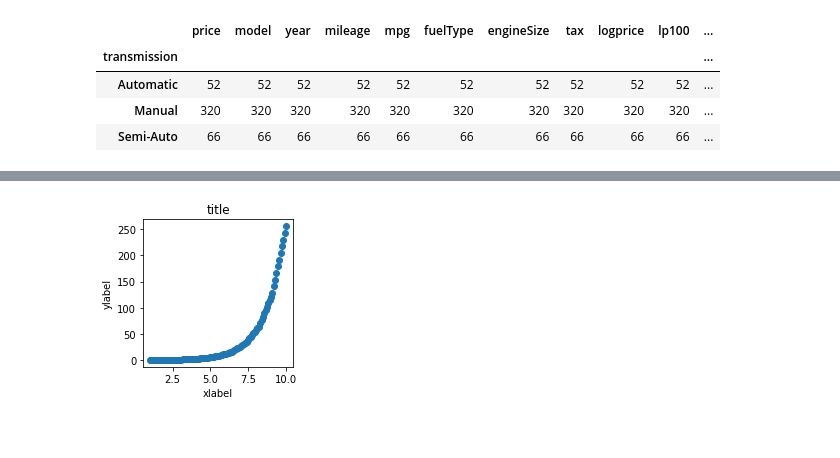
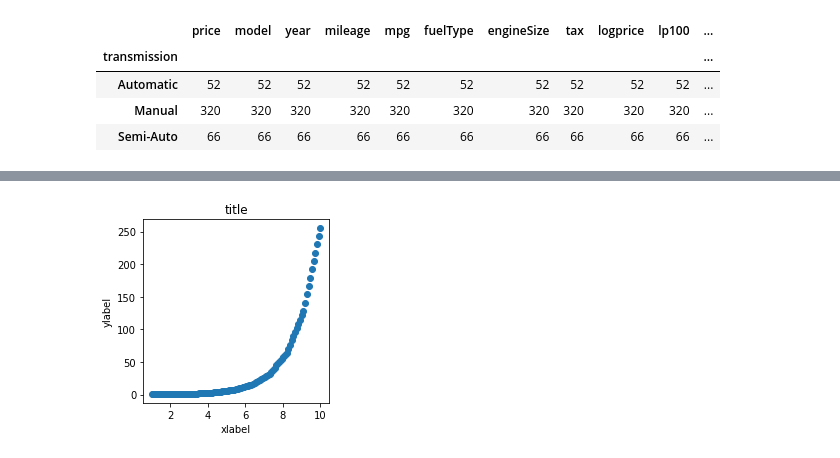
Before and after one commit to tadeohepperle/introductory-case-studies-project3, a Jupyter notebook: main.ipynb, the cells around one changed output, grey strips where cells are left out. Cells and saved outputs as stored; diff of their text form; code cells hidden in the pictures.

Commit message:
graphics latex

```diff
--- a/main.ipynb
+++ b/main.ipynb
@@ -88,37 +115,37 @@ def qqplot(arrx, arry,  title = "title", xlabel = "xlabel",ylabel = "ylabel", sa
         quantilesx.append(stats.norm.ppf(q) if (type(arrx) is type(None)) else np.quantile(arrx,q))
         quantilesy.append(stats.norm.ppf(q) if (type(arry) is type(None)) else np.quantile(arry,q))
     fig, ax = plt.subplots()
-    fig.set_size_inches(3, 3)
+    fig.set_size_inches(3.5, 3.5)
     ax.set_title(title)
     ax.set_ylabel(ylabel)
     ax.set_xlabel(xlabel)
     #plt.axis('scaled')
     plt.tight_layout()
     plt.scatter(x= quantilesx, y=quantilesy)
     if(linelimit >0):
         plt.plot([-linelimit,linelimit],[-linelimit,linelimit])
 
     if(savepath != ""):
         fig.savefig(savepath, format='png', dpi=300)
     plt.show()
 
 # example:
 qqplot([1,2,3,10,4,5,6,7,8,9], [0.25,0.5,4,8,16,32,64,128,256,1,2])
 
 
 def scatter(arrx, arry,  title = "title", xlabel = "xlabel",ylabel = "ylabel", savepath = ""):
     fig, ax = plt.subplots()
-    fig.set_size_inches(6, 3)
+    fig.set_size_inches(3.5, 3.5)
     ax.set_title(title)
     ax.set_ylabel(ylabel)
     ax.set_xlabel(xlabel)
     plt.tight_layout()
     plt.scatter(arrx, arry)
     if(savepath != ""):
         fig.savefig(savepath, format='png', dpi=300)
     plt.show()
 # %% [output]
-[figure, old version]
+[figure, new version]
 # %%
 # estimate the two linear models:
 ys = ["price","logprice"]
```
Also changed, not shown: parts of 13 cells of this notebook, 16 other files.
